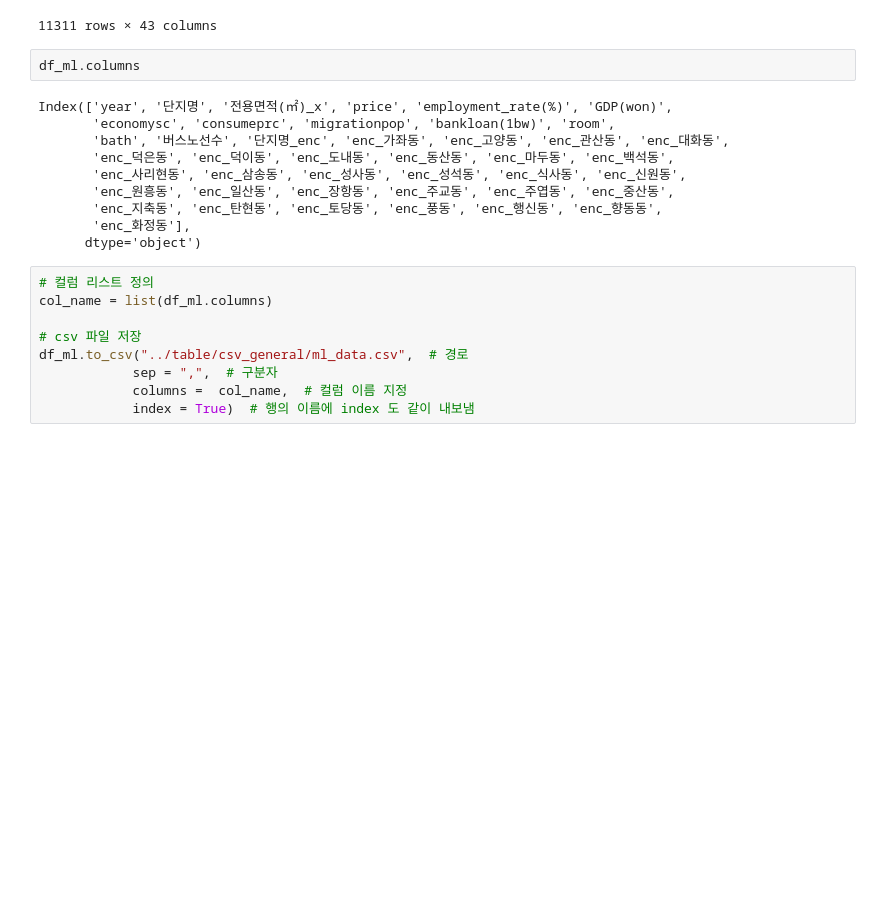
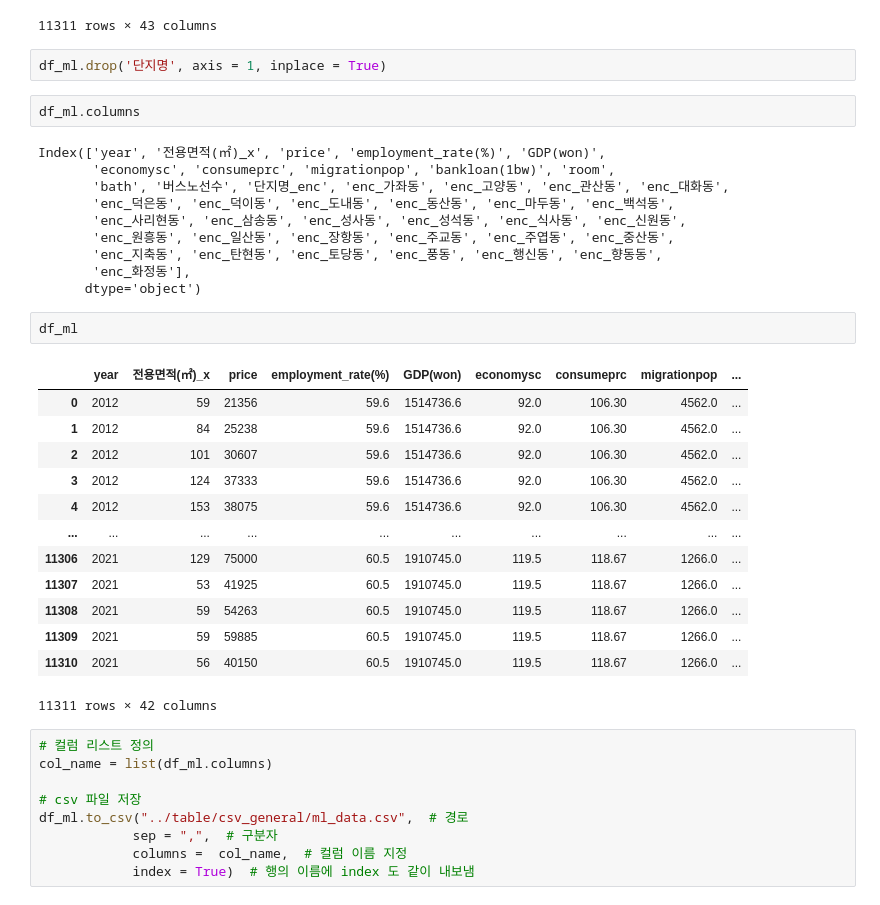
Before and after one commit to ZDRSJ/DA, a Jupyter notebook: EDA_code_file/ML_data.ipynb, the cells around one changed output. Cells and saved outputs as stored; diff of their text form; blank space fills up the shorter version.

```diff
--- a/EDA_code_file/ML_data.ipynb
+++ b/EDA_code_file/ML_data.ipynb
@@ -196,10 +196,12 @@ df_ml
 | 11309 | 2021 | 옥빛마을12단지 | 59 | 59885 | 60.5 | 1910745.0 | 119.5 | 118.67 | ... |
 | 11310 | 2021 | 옥빛마을(풍산) | 56 | 40150 | 60.5 | 1910745.0 | 119.5 | 118.67 | ... |
 11311 rows × 43 columns
+# %%
+df_ml.drop('단지명', axis = 1, inplace = True)
 # %%
 df_ml.columns
 # %% [output]
-Index(['year', '단지명', '전용면적(㎡)_x', 'price', 'employment_rate(%)', 'GDP(won)',
+Index(['year', '전용면적(㎡)_x', 'price', 'employment_rate(%)', 'GDP(won)',
        'economysc', 'consumeprc', 'migrationpop', 'bankloan(1bw)', 'room',
        'bath', '버스노선수', '단지명_enc', 'enc_가좌동', 'enc_고양동', 'enc_관산동', 'enc_대화동',
        'enc_덕은동', 'enc_덕이동', 'enc_도내동', 'enc_동산동', 'enc_마두동', 'enc_백석동',
@@ -208,6 +210,22 @@ Index(['year', '단지명', '전용면적(㎡)_x', 'price', 'employment_rate(%)'
        'enc_지축동', 'enc_탄현동', 'enc_토당동', 'enc_풍동', 'enc_행신동', 'enc_향동동',
        'enc_화정동'],
       dtype='object')
+# %%
+df_ml
+# %% [output]
+|  | year | 전용면적(㎡)_x | price | employment_rate(%) | GDP(won) | economysc | consumeprc | migrationpop | ... |
+| 0 | 2012 | 59 | 21356 | 59.6 | 1514736.6 | 92.0 | 106.30 | 4562.0 | ... |
+| 1 | 2012 | 84 | 25238 | 59.6 | 1514736.6 | 92.0 | 106.30 | 4562.0 | ... |
+| 2 | 2012 | 101 | 30607 | 59.6 | 1514736.6 | 92.0 | 106.30 | 4562.0 | ... |
+| 3 | 2012 | 124 | 37333 | 59.6 | 1514736.6 | 92.0 | 106.30 | 4562.0 | ... |
+| 4 | 2012 | 153 | 38075 | 59.6 | 1514736.6 | 92.0 | 106.30 | 4562.0 | ... |
+| ... | ... | ... | ... | ... | ... | ... | ... | ... | ... |
+| 11306 | 2021 | 129 | 75000 | 60.5 | 1910745.0 | 119.5 | 118.67 | 1266.0 | ... |
+| 11307 | 2021 | 53 | 41925 | 60.5 | 1910745.0 | 119.5 | 118.67 | 1266.0 | ... |
+| 11308 | 2021 | 59 | 54263 | 60.5 | 1910745.0 | 119.5 | 118.67 | 1266.0 | ... |
+| 11309 | 2021 | 59 | 59885 | 60.5 | 1910745.0 | 119.5 | 118.67 | 1266.0 | ... |
+| 11310 | 2021 | 56 | 40150 | 60.5 | 1910745.0 | 119.5 | 118.67 | 1266.0 | ... |
+11311 rows × 42 columns
 # %%
 # 컬럼 리스트 정의
 col_name = list(df_ml.columns)
```
Also changed, not shown: 5 other files.
